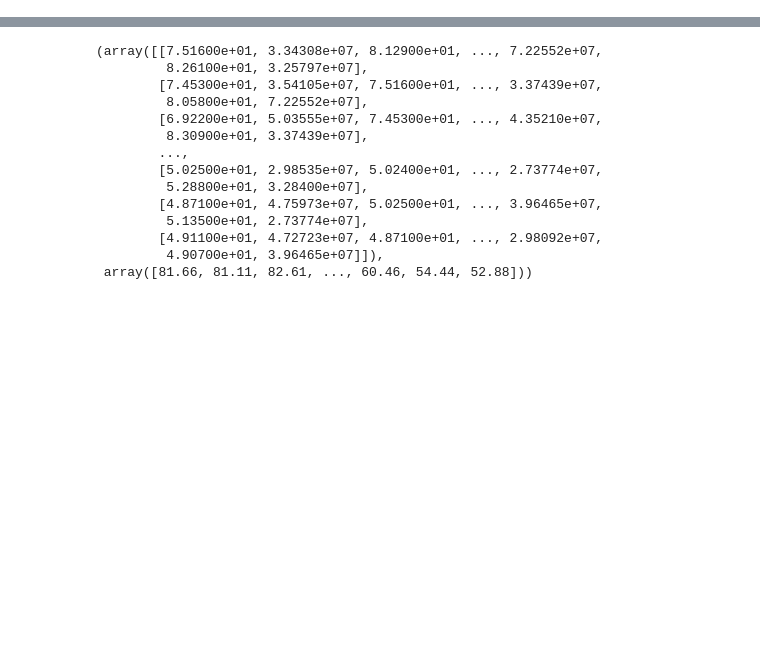
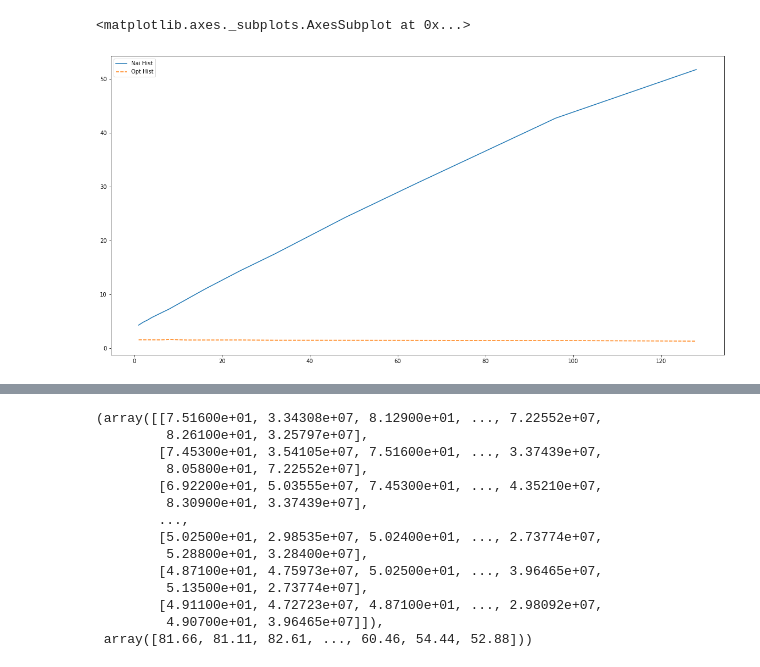
Before and after one commit to madjabal/Backtest_System, a Jupyter notebook: flatten_test.ipynb, the cells around one changed output, grey strips where cells are left out. Cells and saved outputs as stored; diff of their text form; code cells hidden in the pictures; blank space fills up the shorter version.

```diff
--- a/flatten_test.ipynb
+++ b/flatten_test.ipynb
@@ -410,0 +476,6 @@ Wall time: 747 ms
+# %%
+plt.figure(figsize=(20,10))
+sns.lineplot(data=data[['Nai Hist', 'Opt Hist']])
+# %% [output]
+<matplotlib.axes._subplots.AxesSubplot at 0x...>
+[figure, added]
```
Also changed, not shown: parts of 12 cells of this notebook, 4 other files.
